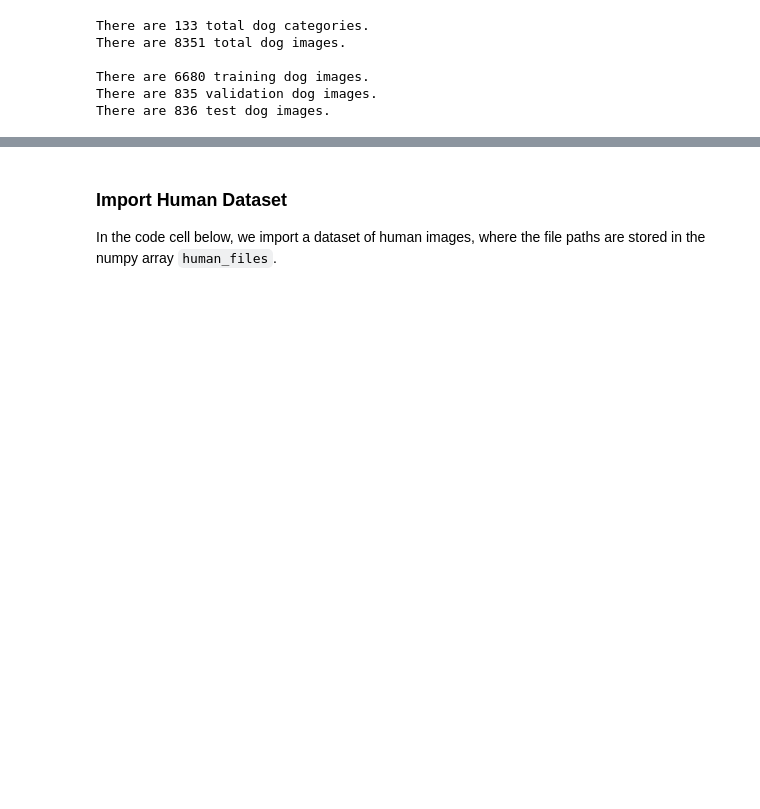
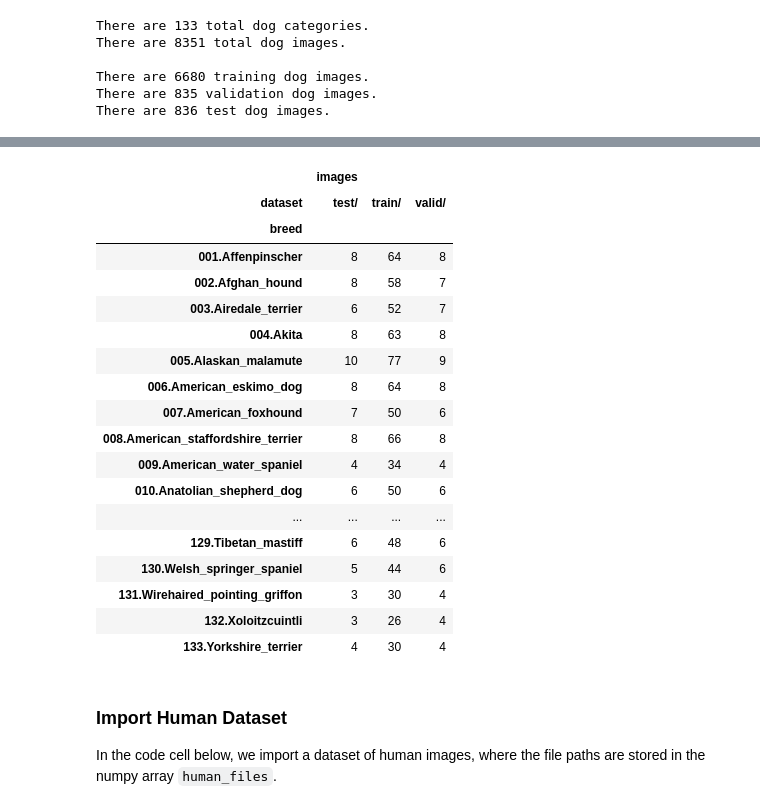
Before and after one commit to msvest/dog-breed-predictor, a Jupyter notebook: dog_app.ipynb, the cells around one changed output, grey strips where cells are left out. Drawn from its saved outputs; the diff is of its cells as text; code cells hidden in the pictures; blank space fills up the shorter version.

```diff
--- a/dog_app.ipynb
+++ b/dog_app.ipynb
@@ -93,0 +96,22 @@ There are 836 test dog images.
+# %%
+import os
+import pandas as pd
+import seaborn as sns
+
+# initialise empty df with right columns
+df_imgs = pd.DataFrame(columns=['dataset', 'breed', 'images'])
+
+path = 'data/dogImages/'
+
+# loop through train, valid, and test sets
+for dataset in ['train/', 'valid/', 'test/']:
+
+    breeds = os.listdir(path+dataset)
+
+    # loop through all breeds
+    for breed in breeds:
+        imgs = os.listdir(path+dataset+breed)
+
+        # insert into df the dataset, the breed, and the number of images
+        to_append = pd.Series([dataset, breed, len(imgs)], index = df_imgs.columns)
+        df_imgs = df_imgs.append(to_append, ignore_index=True)
@@ -94,3 +145,28 @@ There are 836 test dog images.
+# %%
+df_pivot = df_imgs.pivot(index='breed', columns='dataset')
+
+with pd.option_context('display.max_rows', None, 'display.max_columns', None):
+    display(df_pivot)
+# %% [output]
+|  | images |  |  |
+| dataset | test/ | train/ | valid/ |
+| breed |  |  |  |
+| 001.Affenpinscher | 8 | 64 | 8 |
+| 002.Afghan_hound | 8 | 58 | 7 |
+| 003.Airedale_terrier | 6 | 52 | 7 |
+| 004.Akita | 8 | 63 | 8 |
+| 005.Alaskan_malamute | 10 | 77 | 9 |
+| 006.American_eskimo_dog | 8 | 64 | 8 |
+| 007.American_foxhound | 7 | 50 | 6 |
+| 008.American_staffordshire_terrier | 8 | 66 | 8 |
+| 009.American_water_spaniel | 4 | 34 | 4 |
+| 010.Anatolian_shepherd_dog | 6 | 50 | 6 |
+| ... | ... | ... | ... |
+| 129.Tibetan_mastiff | 6 | 48 | 6 |
+| 130.Welsh_springer_spaniel | 5 | 44 | 6 |
+| 131.Wirehaired_pointing_griffon | 3 | 30 | 4 |
+| 132.Xoloitzcuintli | 3 | 26 | 4 |
+| 133.Yorkshire_terrier | 4 | 30 | 4 |
 # %% [markdown]
 ### Import Human Dataset
 
```
Also changed, not shown: parts of 24 cells of this notebook, 5 other files.
